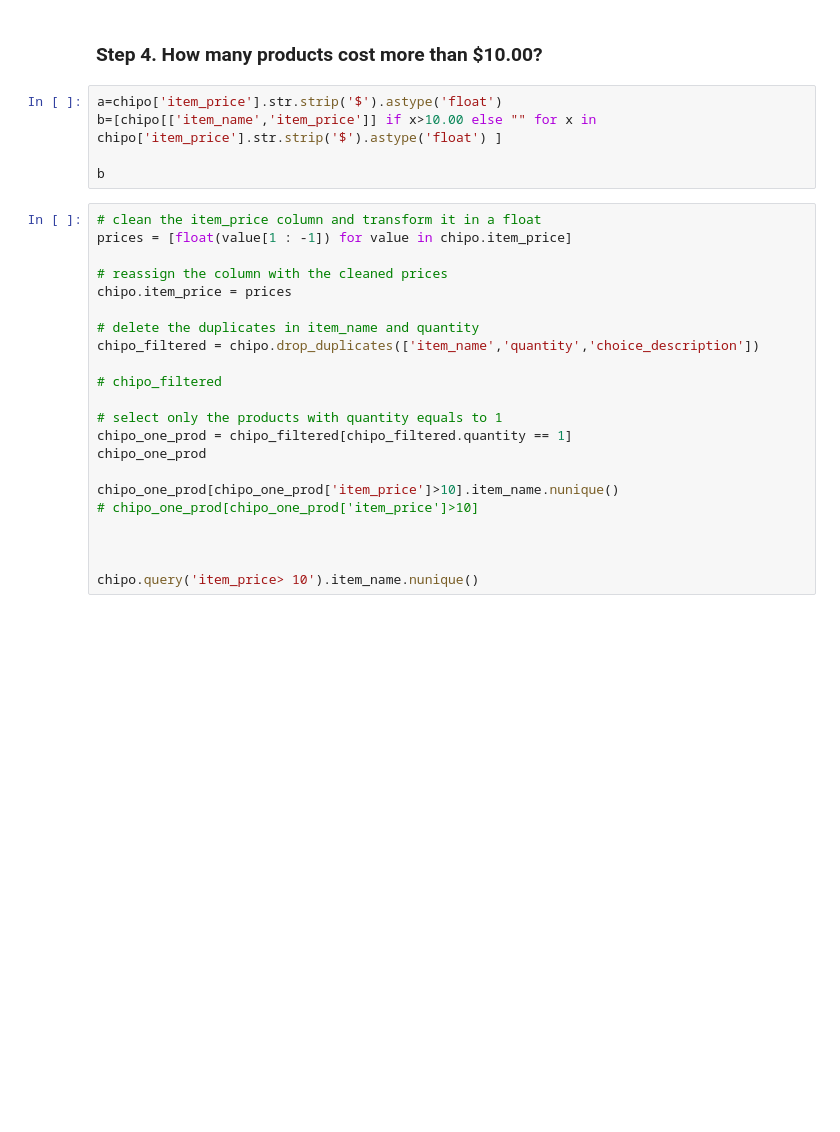
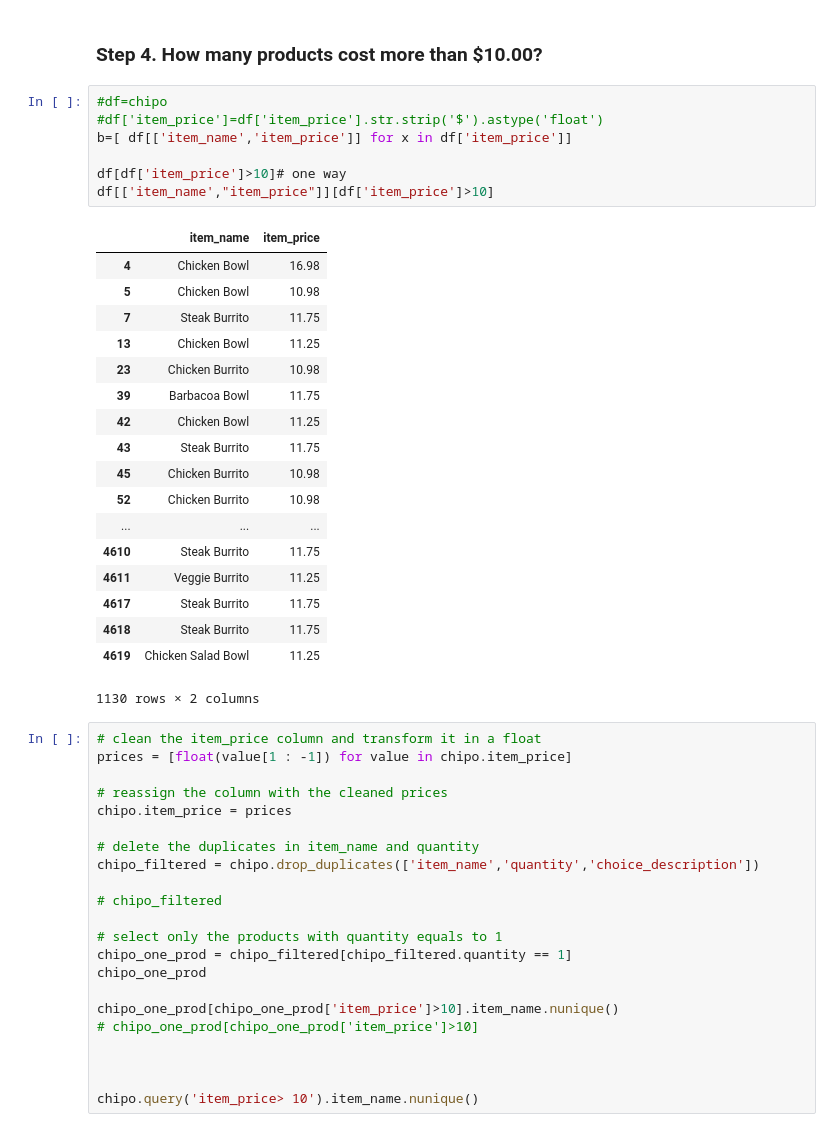
Before and after one commit to Anumjawaid/data_analysis, a Jupyter notebook: Chipotoles_further_analysis.ipynb, the cells around one changed output. Drawn from its saved outputs; the diff is of its cells as text; blank space fills up the shorter version.

```diff
--- a/Chipotoles_further_analysis.ipynb
+++ b/Chipotoles_further_analysis.ipynb
@@ -26,11 +26,32 @@ chipo.head()
 | 4 | 2 | 2 | Chicken Bowl | [Tomatillo-Red Chili Salsa (Hot),... | $16.98 |
 # %% [markdown]
 ### Step 4. How many products cost more than $10.00?
-# %%
-a=chipo['item_price'].str.strip('$').astype('float')
-b=[chipo[['item_name','item_price']] if x>10.00 else "" for x in chipo['item_price'].str.strip('$').astype('float') ]
-
-b
+# %%
+#df=chipo
+#df['item_price']=df['item_price'].str.strip('$').astype('float')
+b=[ df[['item_name','item_price']] for x in df['item_price']]
+
+df[df['item_price']>10]# one way
+df[['item_name',"item_price"]][df['item_price']>10]
+# %% [output]
+|  | item_name | item_price |
+| 4 | Chicken Bowl | 16.98 |
+| 5 | Chicken Bowl | 10.98 |
+| 7 | Steak Burrito | 11.75 |
+| 13 | Chicken Bowl | 11.25 |
+| 23 | Chicken Burrito | 10.98 |
+| 39 | Barbacoa Bowl | 11.75 |
+| 42 | Chicken Bowl | 11.25 |
+| 43 | Steak Burrito | 11.75 |
+| 45 | Chicken Burrito | 10.98 |
+| 52 | Chicken Burrito | 10.98 |
+| ... | ... | ... |
+| 4610 | Steak Burrito | 11.75 |
+| 4611 | Veggie Burrito | 11.25 |
+| 4617 | Steak Burrito | 11.75 |
+| 4618 | Steak Burrito | 11.75 |
+| 4619 | Chicken Salad Bowl | 11.25 |
+1130 rows × 2 columns
 # %%
 # clean the item_price column and transform it in a float
 prices = [float(value[1 : -1]) for value in chipo.item_price]
```
